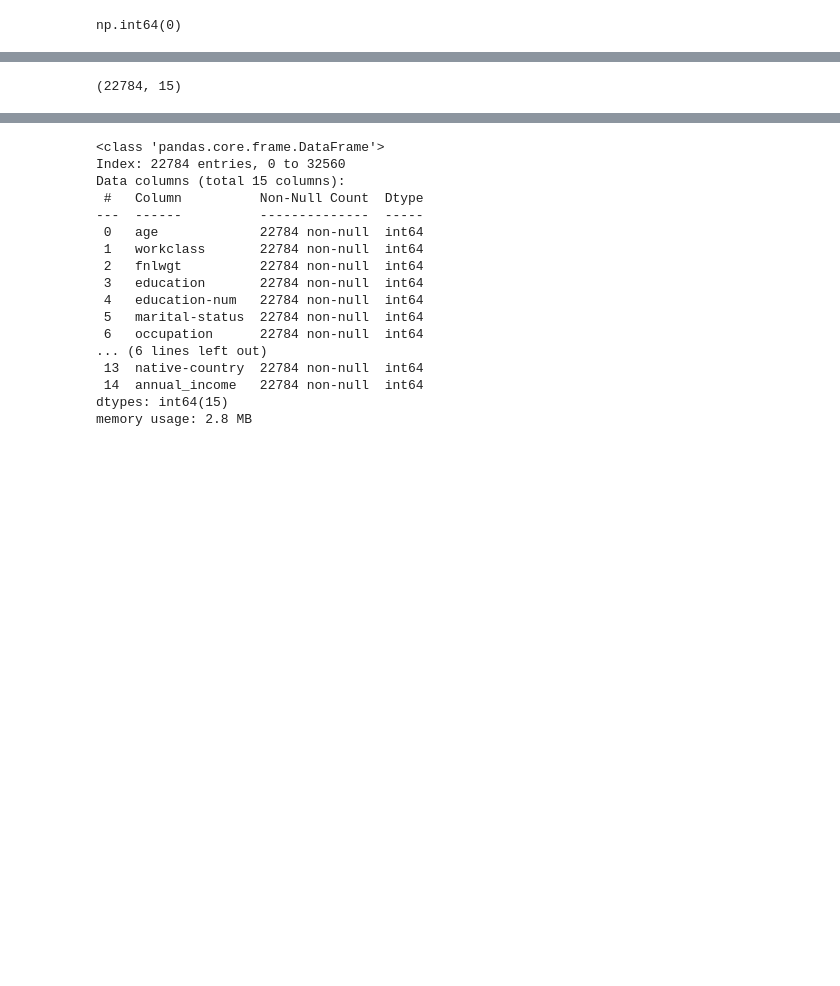
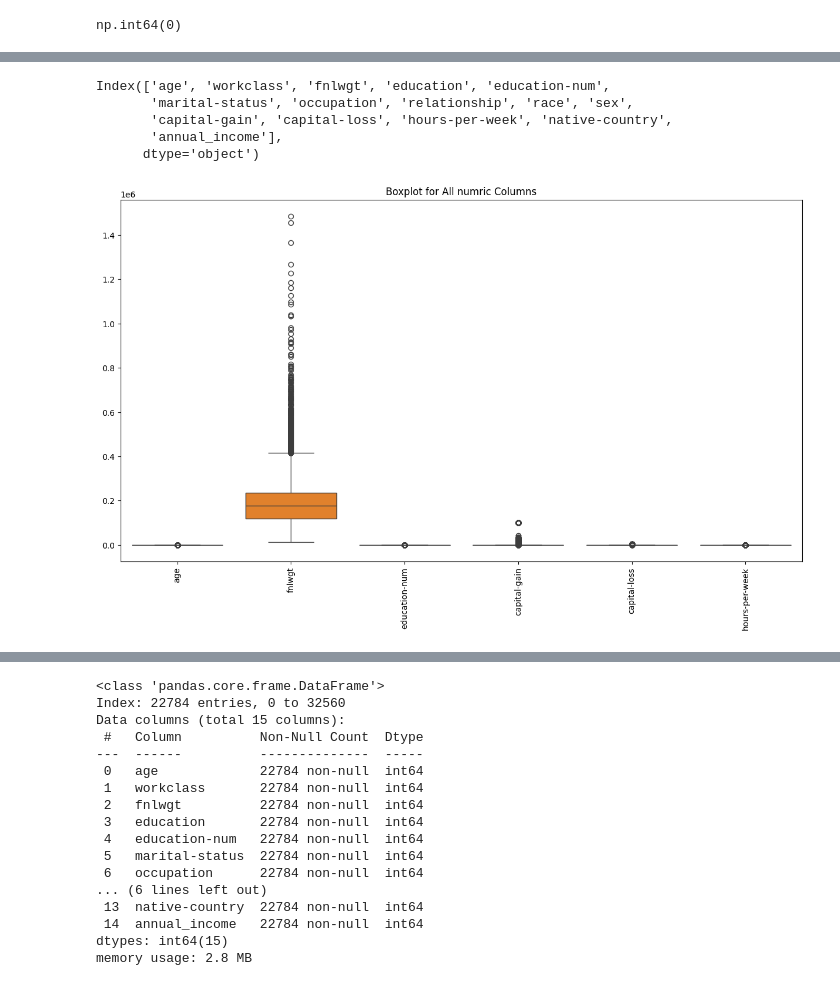
Before and after one commit to sk-shahsi/ML_Model, a Jupyter notebook: ADA_Boost.ipynb, the cells around one changed output, grey strips where cells are left out. Saved outputs shown, nothing was run; the diff lists cells and outputs as text; code cells hidden in the pictures; blank space fills up the shorter version.

```diff
--- a/ADA_Boost.ipynb
+++ b/ADA_Boost.ipynb
@@ -194 +129,9 @@ for i in df.columns:
+# %%
+df.columns
+# %% [output]
+Index(['age', 'workclass', 'fnlwgt', 'education', 'education-num',
+       'marital-status', 'occupation', 'relationship', 'race', 'sex',
+       'capital-gain', 'capital-loss', 'hours-per-week', 'native-country',
+       'annual_income'],
+      dtype='object')
 # %%
@@ -196 +141,10 @@ cols = ["fnlwgt","hours-per-week"]
+# %%
+plt.figure(figsize=(15,8))
+
+sns.boxplot(data=df.select_dtypes(include="number"))
+plt.xticks(rotation=90)
+plt.title("Boxplot for All numric Columns")
+plt.show()
+# %% [output]
+[figure, added]
 # %%
@@ -204,4 +158,0 @@ for col in cols:
-# %%
-df.shape
-# %% [output]
-(22784, 15)
```
Also changed, not shown: parts of 100 cells of this notebook.
